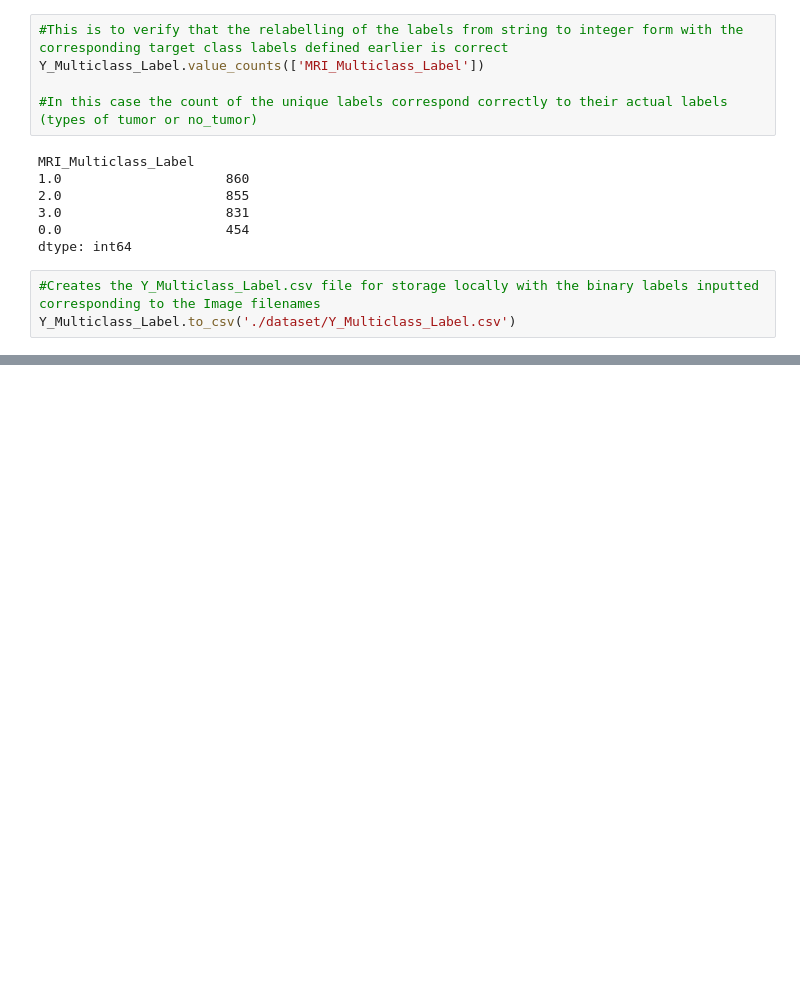
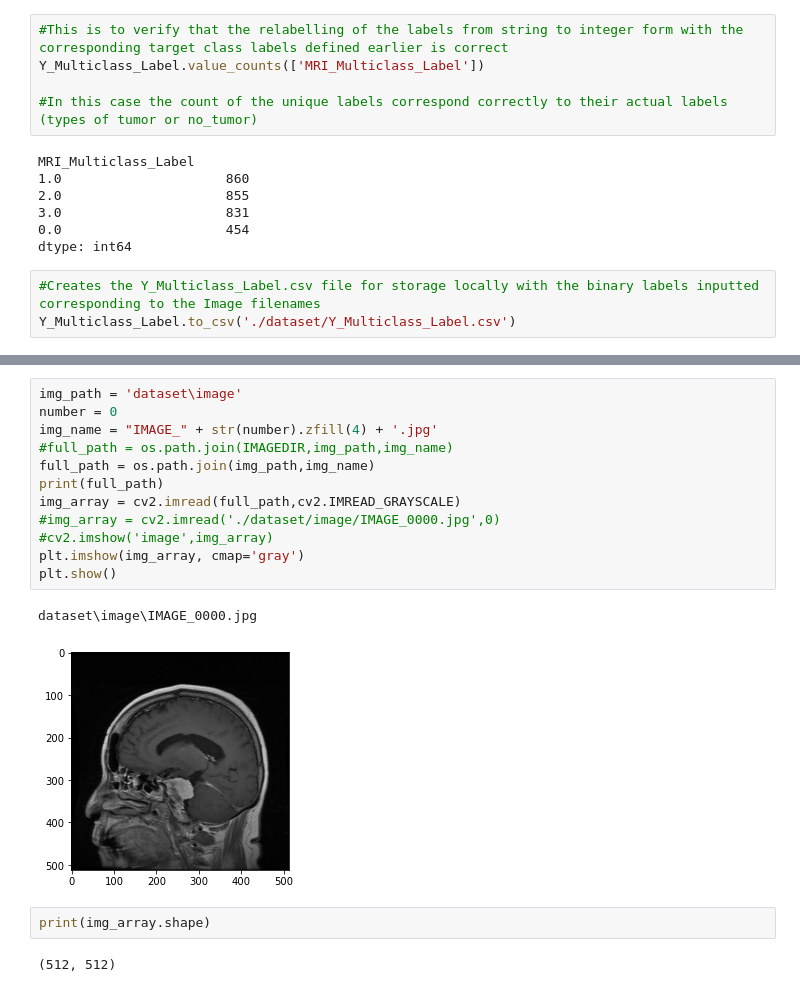
Before and after one commit to Trinity-Actual/AMLS_21-22_SN17081058, a Jupyter notebook: Data-Preprocessing.ipynb, the cells around one changed output, grey strips where cells are left out. Drawn from its saved outputs; the diff is of its cells as text; blank space fills up the shorter version.

Commit message:
Add Access IMAGE Files
Added Code to access all 3000 images in the image folder and store it in a list and array. Subsequently will manipulate images for preprocessing.

```diff
--- a/Data-Preprocessing.ipynb
+++ b/Data-Preprocessing.ipynb
@@ -222,0 +239,19 @@ Y_Multiclass_Label.to_csv('./dataset/Y_Multiclass_Label.csv')
+# %%
+img_path = 'dataset\image'
+number = 0
+img_name = "IMAGE_" + str(number).zfill(4) + '.jpg'
+#full_path = os.path.join(IMAGEDIR,img_path,img_name)
+full_path = os.path.join(img_path,img_name)
+print(full_path)
+img_array = cv2.imread(full_path,cv2.IMREAD_GRAYSCALE)
+#img_array = cv2.imread('./dataset/image/IMAGE_0000.jpg',0)
+#cv2.imshow('image',img_array)
+plt.imshow(img_array, cmap='gray')
+plt.show()
+# %% [output]
+dataset\image\IMAGE_0000.jpg
+[figure, added]
+# %%
+print(img_array.shape)
+# %% [output]
+(512, 512)
```
Also changed, not shown: parts of 7 cells of this notebook.
